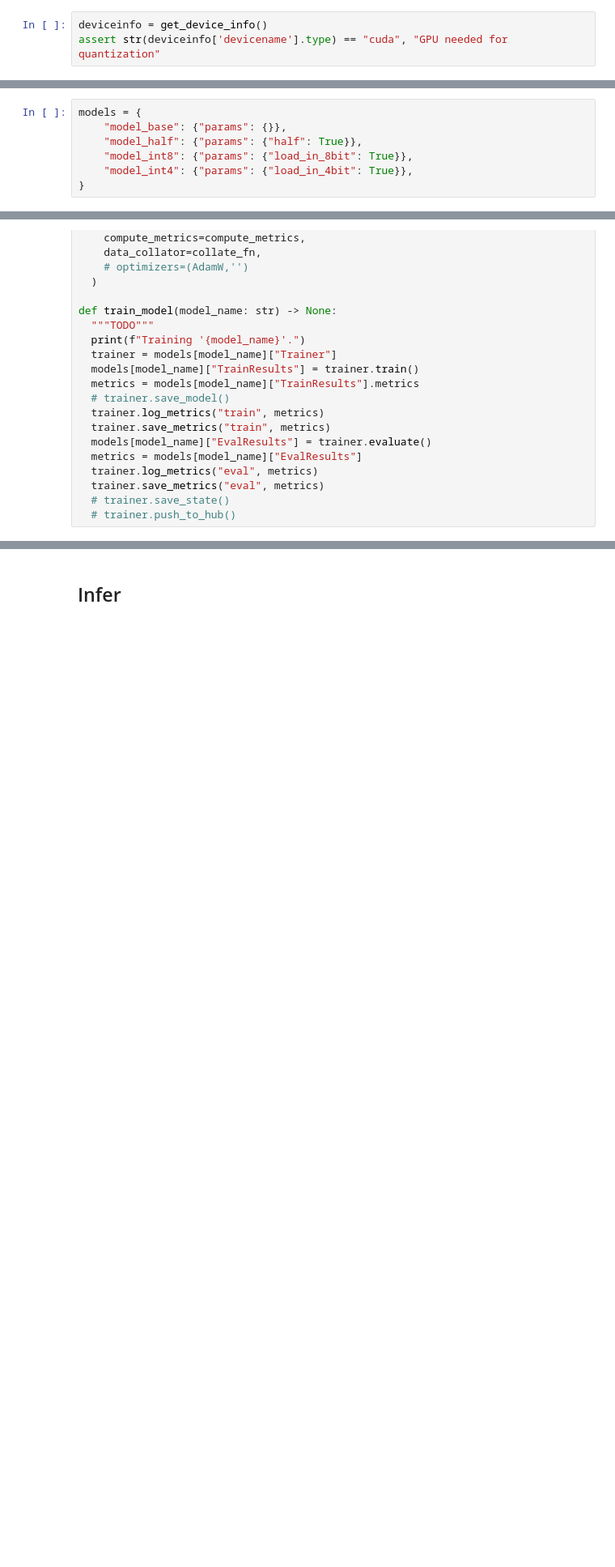
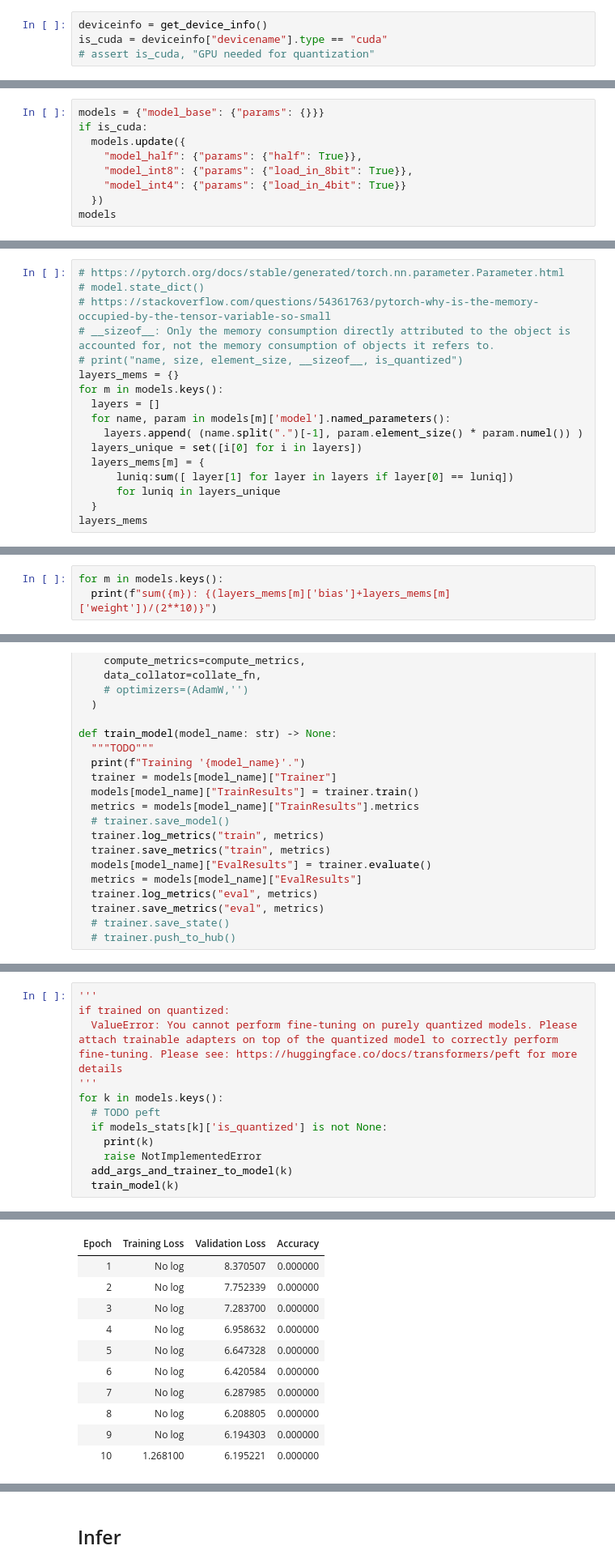
Before and after one commit to qte77/SegFormerQuantization, a Jupyter notebook: PoC/hf_segformer_quant_PoC.ipynb, the cells around one changed output, grey strips where cells are left out. Shown: that part at 81% size. Cells and saved outputs as stored; diff of their text form; blank space fills up the shorter version.

Commit message:
Added calculation of w&b layers, Refactored train and inference, Changed attribution of is_quantized

````diff
--- a/PoC/hf_segformer_quant_PoC.ipynb
+++ b/PoC/hf_segformer_quant_PoC.ipynb
@@ -124,6 +128,7 @@ from utils import (
 ## Device
 # %%
 deviceinfo = get_device_info()
-assert str(deviceinfo['devicename'].type) == "cuda", "GPU needed for quantization"
+is_cuda = deviceinfo["devicename"].type == "cuda"
+# assert is_cuda, "GPU needed for quantization"
 # %%
 print("cpu max memory: %s" % deviceinfo["cpu_max_memory"])
@@ -353,9 +355,11 @@ nf4_config = BitsAndBytesConfig(
 )
 ```
 # %%
-models = {
-    "model_base": {"params": {}},
+models = {"model_base": {"params": {}}}
+if is_cuda:
+  models.update({
     "model_half": {"params": {"half": True}},
     "model_int8": {"params": {"load_in_8bit": True}},
-    "model_int4": {"params": {"load_in_4bit": True}},
-}
+    "model_int4": {"params": {"load_in_4bit": True}}
+  })
+models
@@ -419,0 +487,17 @@ models_stats = {
+# %%
+# https://pytorch.org/docs/stable/generated/torch.nn.parameter.Parameter.html
+# model.state_dict()
+# https://stackoverflow.com/questions/54361763/pytorch-why-is-the-memory-occupied-by-the-tensor-variable-so-small
+# __sizeof__: Only the memory consumption directly attributed to the object is accounted for, not the memory consumption of objects it refers to.
+# print("name, size, element_size, __sizeof__, is_quantized")
+layers_mems = {}
+for m in models.keys():
+  layers = []
+  for name, param in models[m]['model'].named_parameters():
+    layers.append( (name.split(".")[-1], param.element_size() * param.numel()) )
+  layers_unique = set([i[0] for i in layers])
+  layers_mems[m] = {
+      luniq:sum([ layer[1] for layer in layers if layer[0] == luniq])
+      for luniq in layers_unique
+  }
+layers_mems
@@ -419,0 +511,3 @@ models_stats = {
+# %%
+for m in models.keys():
+  print(f"sum({m}): {(layers_mems[m]['bias']+layers_mems[m]['weight'])/(2**10)}")
@@ -812,0 +913,13 @@ ValueError: You cannot perform fine-tuning on purely quantized models. Please at
+# %%
+'''
+if trained on quantized:
+  ValueError: You cannot perform fine-tuning on purely quantized models. Please attach trainable adapters on top of the quantized model to correctly perform fine-tuning. Please see: https://huggingface.co/docs/transformers/peft for more details
+'''
+for k in models.keys():
+  # TODO peft
+  if models_stats[k]['is_quantized'] is not None:
+    print(k)
+    raise NotImplementedError
+  add_args_and_trainer_to_model(k)
+  train_model(k)
+# %% [output]
@@ -812,0 +929,11 @@ ValueError: You cannot perform fine-tuning on purely quantized models. Please at
+| Epoch | Training Loss | Validation Loss | Accuracy |
+| 1 | No log | 8.370507 | 0.000000 |
+| 2 | No log | 7.752339 | 0.000000 |
+| 3 | No log | 7.283700 | 0.000000 |
+| 4 | No log | 6.958632 | 0.000000 |
+| 5 | No log | 6.647328 | 0.000000 |
+| 6 | No log | 6.420584 | 0.000000 |
+| 7 | No log | 6.287985 | 0.000000 |
+| 8 | No log | 6.208805 | 0.000000 |
+| 9 | No log | 6.194303 | 0.000000 |
+| 10 | 1.268100 | 6.195221 | 0.000000 |
````
Also changed, not shown: parts of 31 cells of this notebook.
